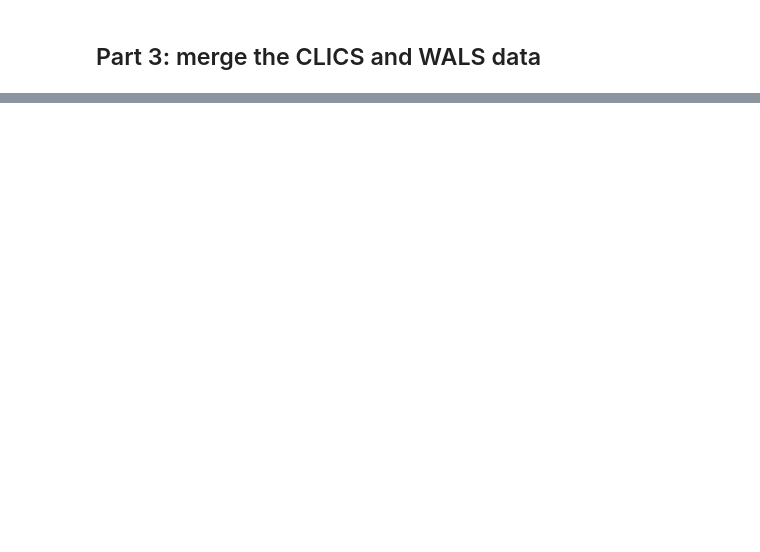
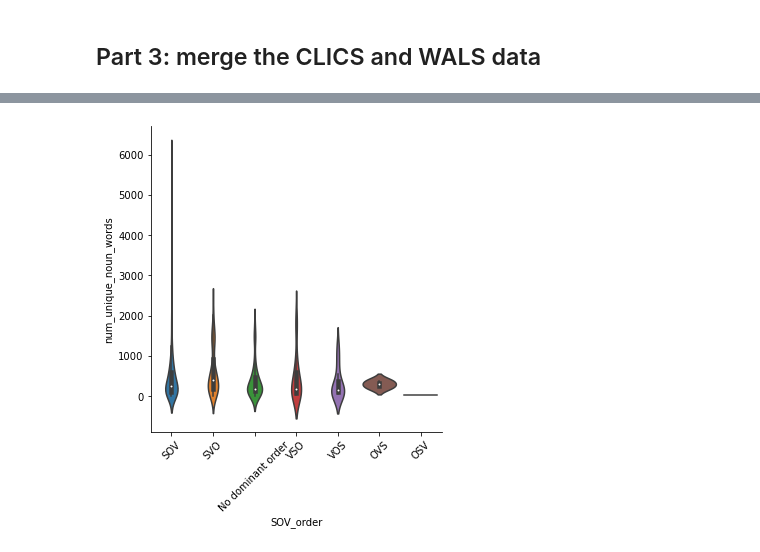
Before and after one commit to dharakyu/crosslinguistic-order, a Jupyter notebook: corpus_analysis/colexification.ipynb, the cells around one changed output, grey strips where cells are left out. Saved outputs shown, nothing was run; the diff lists cells and outputs as text; code cells hidden in the pictures; blank space fills up the shorter version.

```diff
--- a/corpus_analysis/colexification.ipynb
+++ b/corpus_analysis/colexification.ipynb
@@ -294,0 +339,6 @@ plt.show()
+# %%
+ax = sns.catplot(x='SOV_order', y='num_unique_noun_words', data=order_and_ratio_df, kind='violin')
+plt.xticks(rotation=45)
+plt.show()
+# %% [output]
+[figure, added]
```
Also changed, not shown: parts of 32 cells of this notebook, 4 other files.
